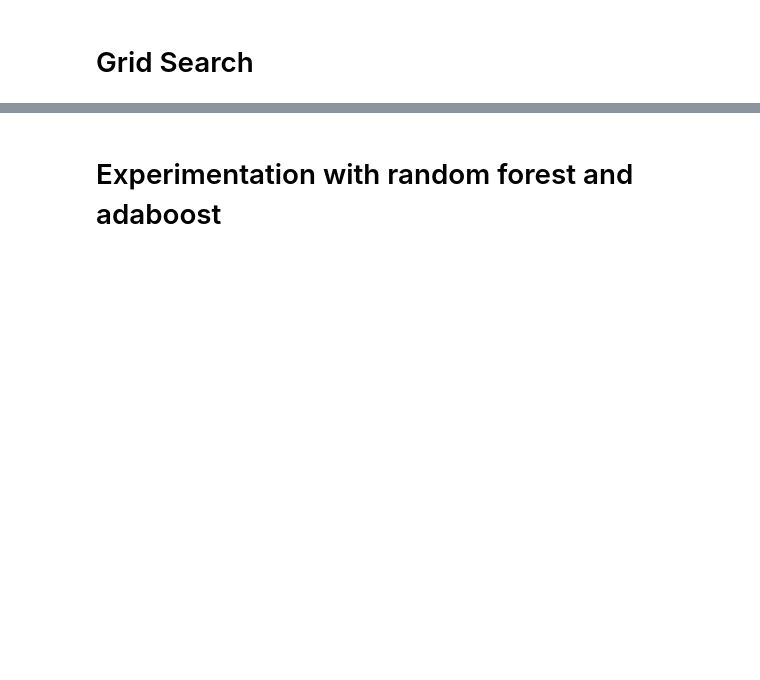
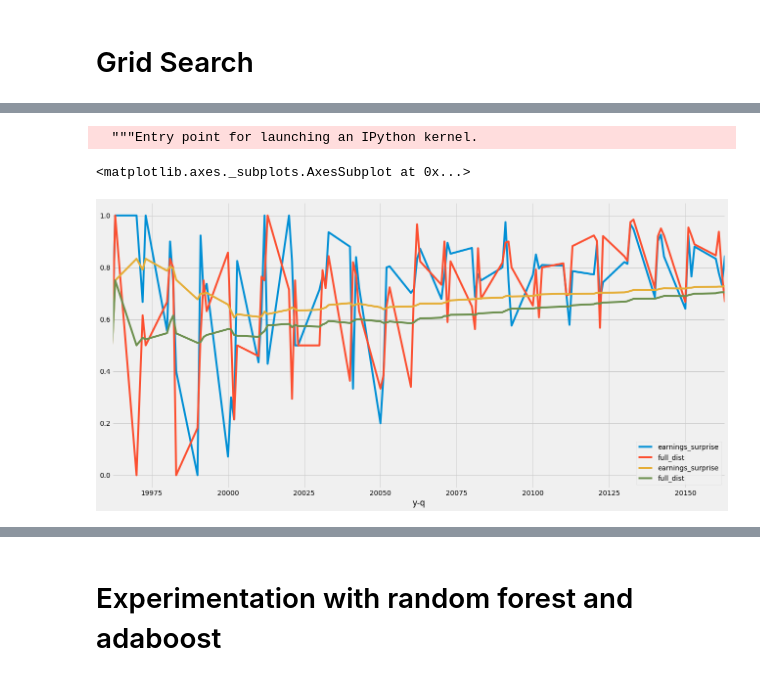
Before and after one commit to DijunLiu1995/DSQF, a Jupyter notebook: analyst_forecast/ipynb/analyst forecast classification.ipynb, the cells around one changed output, grey strips where cells are left out. Cells and saved outputs as stored; diff of their text form; code cells hidden in the pictures; blank space fills up the shorter version.

```diff
--- a/analyst_forecast/ipynb/analyst forecast classification.ipynb
+++ b/analyst_forecast/ipynb/analyst forecast classification.ipynb
@@ -341,0 +344,15 @@ See the caveats in the documentation: http://pandas.pydata.org/pandas-docs/stabl
+# %%
+accuracy_out = []
+for k in sorted(list(grid_surprise_earn.keys())):
+    accuracy_out.append({'y-q':k,'earnings_surprise':grid_surprise_earn[k]['accuracy'],'full_dist':grid_full_dist[k]['accuracy']})
+# %%
+df_accuracy_out = pd.DataFrame(accuracy_out)
+# %%
+df_accuracy_out.index = df_accuracy_out['y-q']
+del df_accuracy_out['y-q']
+# %%
+pd.concat([df_accuracy_out.sort_index(), pd.expanding_mean(df_accuracy_out.sort_index())],axis=1).plot(figsize=[20,10],fontsize=14)
+# %% [output]
+  """Entry point for launching an IPython kernel.
+<matplotlib.axes._subplots.AxesSubplot at 0x...>
+[figure, added]
```
Also changed, not shown: parts of 17 cells of this notebook.
